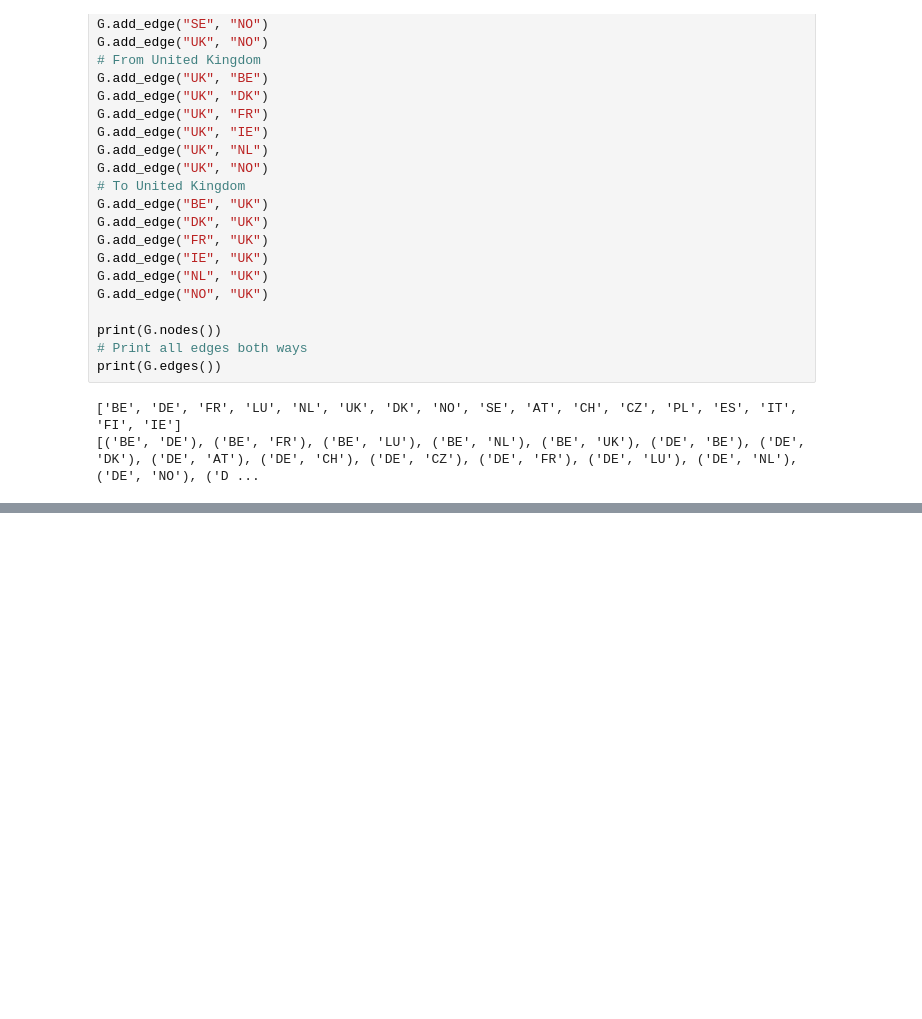
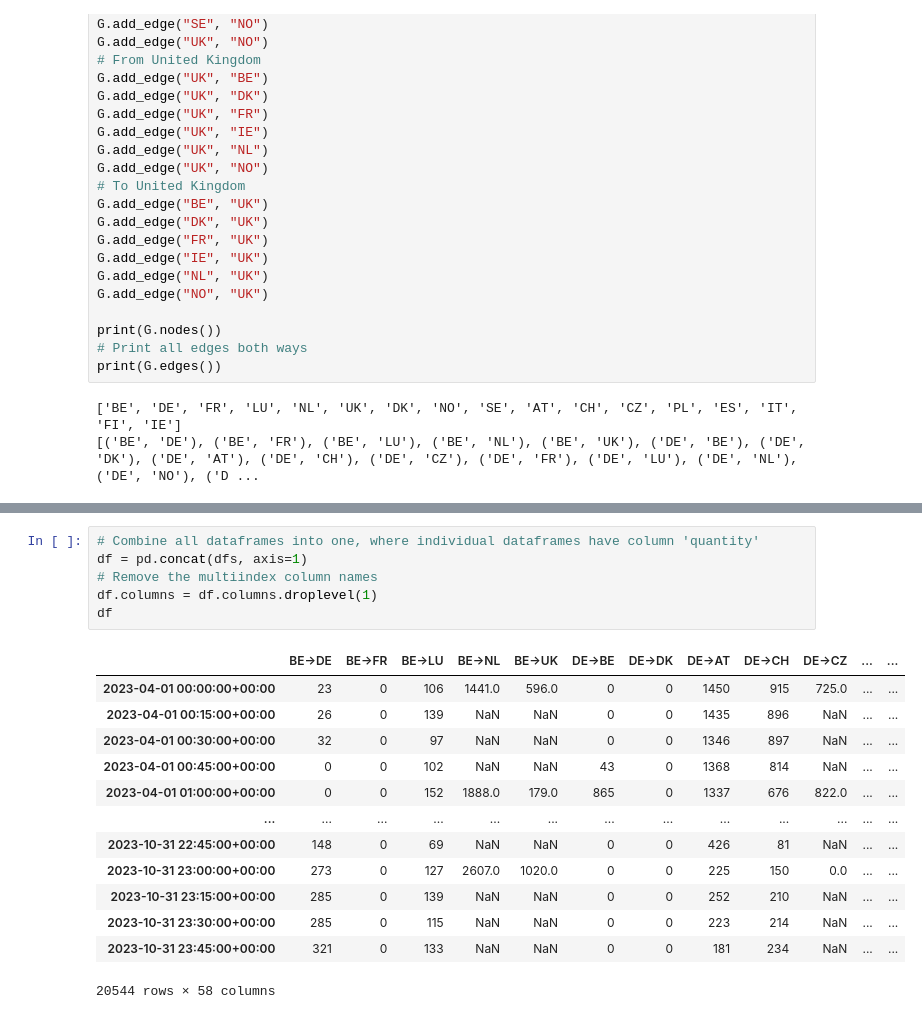
Before and after one commit to LemuelKL/eu-interconnectors, a Jupyter notebook: gnn.ipynb, the cells around one changed output, grey strips where cells are left out. Saved outputs shown, nothing was run; the diff lists cells and outputs as text; blank space fills up the shorter version.

```diff
--- a/gnn.ipynb
+++ b/gnn.ipynb
@@ -136,0 +129,20 @@ plt.show()
+# %%
+# Combine all dataframes into one, where individual dataframes have column 'quantity'
+df = pd.concat(dfs, axis=1)
+# Remove the multiindex column names
+df.columns = df.columns.droplevel(1)
+df
+# %% [output]
+|  | BE->DE | BE->FR | BE->LU | BE->NL | BE->UK | DE->BE | DE->DK | DE->AT | DE->CH | DE->CZ | ... | ... |
+| 2023-04-01 00:00:00+00:00 | 23 | 0 | 106 | 1441.0 | 596.0 | 0 | 0 | 1450 | 915 | 725.0 | ... | ... |
+| 2023-04-01 00:15:00+00:00 | 26 | 0 | 139 | NaN | NaN | 0 | 0 | 1435 | 896 | NaN | ... | ... |
+| 2023-04-01 00:30:00+00:00 | 32 | 0 | 97 | NaN | NaN | 0 | 0 | 1346 | 897 | NaN | ... | ... |
+| 2023-04-01 00:45:00+00:00 | 0 | 0 | 102 | NaN | NaN | 43 | 0 | 1368 | 814 | NaN | ... | ... |
+| 2023-04-01 01:00:00+00:00 | 0 | 0 | 152 | 1888.0 | 179.0 | 865 | 0 | 1337 | 676 | 822.0 | ... | ... |
+| ... | ... | ... | ... | ... | ... | ... | ... | ... | ... | ... | ... | ... |
+| 2023-10-31 22:45:00+00:00 | 148 | 0 | 69 | NaN | NaN | 0 | 0 | 426 | 81 | NaN | ... | ... |
+| 2023-10-31 23:00:00+00:00 | 273 | 0 | 127 | 2607.0 | 1020.0 | 0 | 0 | 225 | 150 | 0.0 | ... | ... |
+| 2023-10-31 23:15:00+00:00 | 285 | 0 | 139 | NaN | NaN | 0 | 0 | 252 | 210 | NaN | ... | ... |
+| 2023-10-31 23:30:00+00:00 | 285 | 0 | 115 | NaN | NaN | 0 | 0 | 223 | 214 | NaN | ... | ... |
+| 2023-10-31 23:45:00+00:00 | 321 | 0 | 133 | NaN | NaN | 0 | 0 | 181 | 234 | NaN | ... | ... |
+20544 rows × 58 columns
```
Also changed, not shown: parts of 8 cells of this notebook.
